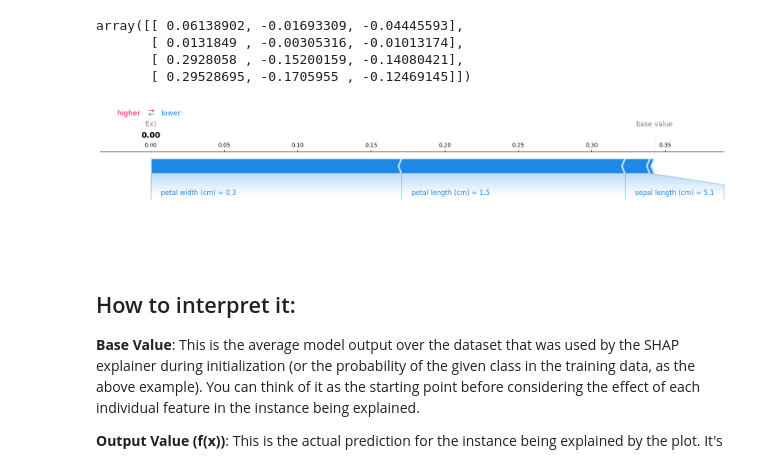
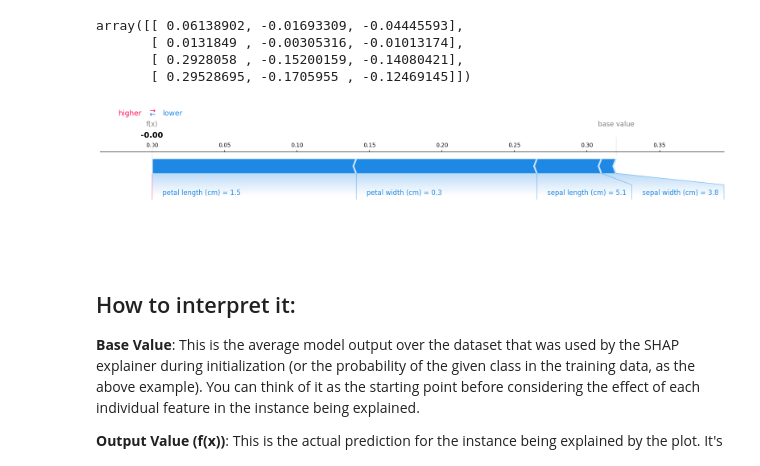
Before and after one commit to filippopallucchini/Introduction-to-XAI, a Jupyter notebook: Tools/SHAP_examples/SHAP_tabular.ipynb, the cells around one changed output. Cells and saved outputs as stored; diff of their text form; code cells hidden in the pictures.

```diff
--- a/Tools/SHAP_examples/SHAP_tabular.ipynb
+++ b/Tools/SHAP_examples/SHAP_tabular.ipynb
@@ -192,15 +192,15 @@ array([[ 0.06138902, -0.01693309, -0.04445593],
 # %%
 # --- Local explanation ---
 # Assuming shap_values has been correctly computed for the test set
 # Generate the SHAP force plot for the predicted class of the specified instance
-predicted_class = 1
+#predicted_class = 2
 shap.force_plot(explainer.expected_value[predicted_class],
                 shap_values[instance_index][:, predicted_class],
                 X_test.iloc[instance_index].values,
                 feature_names=iris.feature_names,
                 matplotlib=True)
 # %% [output]
-[figure, old version]
+[figure, new version]
 # %% [markdown]
 ## How to interpret it:
 
```
Also changed, not shown: parts of 4 cells of this notebook.
